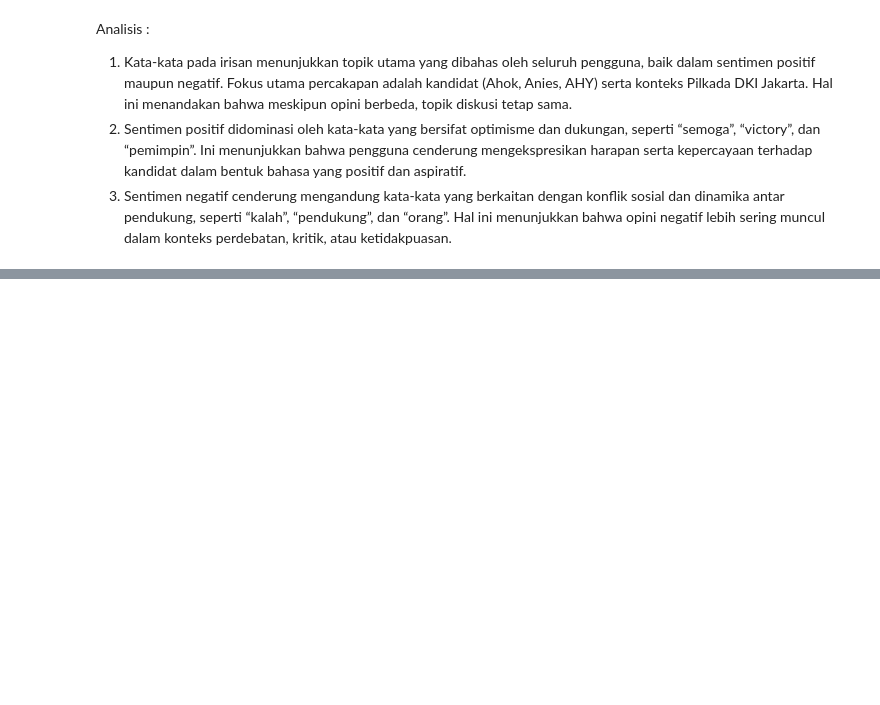
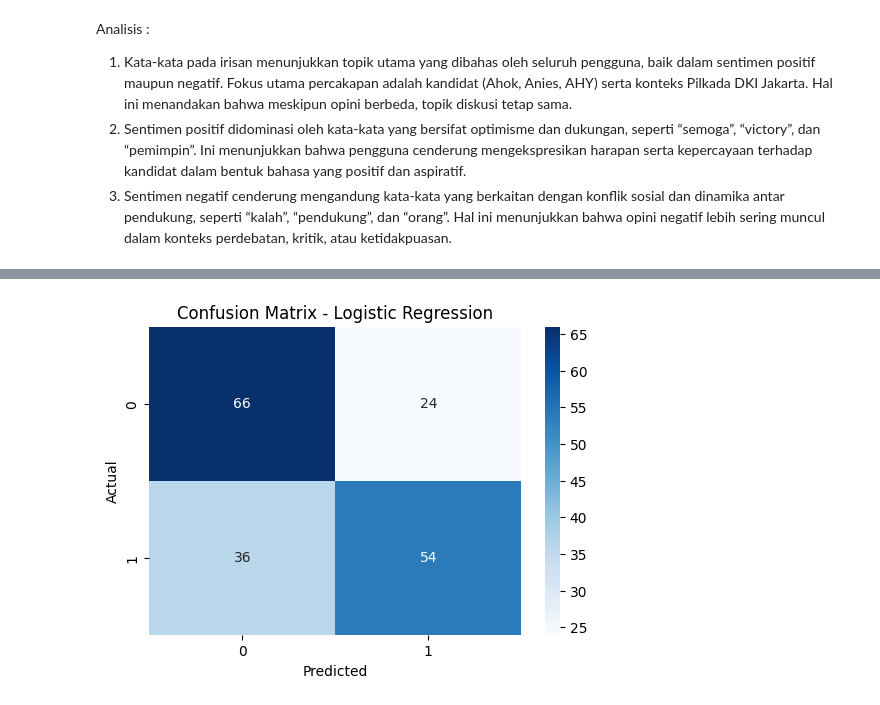
Before and after one commit to Sherlysukmadira/2311532015_Sherly-Sukmadira-Putri_ImageProcessing, a Jupyter notebook: sentimen_pilkada.ipynb, the cells around one changed output, grey strips where cells are left out. Cells and saved outputs as stored; diff of their text form; code cells hidden in the pictures; blank space fills up the shorter version.

```diff
--- a/sentimen_pilkada.ipynb
+++ b/sentimen_pilkada.ipynb
@@ -413,0 +426,11 @@ Analisis :
+# %%
+#split data
+X = df['clean_text']
+y = df['Sentiment']
+
+X_train, X_test, y_train, y_test = train_test_split(
+    X, y,
+    test_size=0.2,
+    random_state=42,
+    stratify=y
+)
@@ -413,0 +445,19 @@ Analisis :
+# %%
+#Gunakan model SVM
+from sklearn.svm import LinearSVC
+
+svm_model = LinearSVC()
+svm_model.fit(X_train_tfidf, y_train)
+
+y_pred_svm = svm_model.predict(X_test_tfidf)
+# %%
+from sklearn.linear_model import LogisticRegression
+
+lr_model = LogisticRegression(
+    C=2,
+    max_iter=2000,
+    class_weight='balanced'
+)
+
+lr_model.fit(X_train_tfidf, y_train)
+y_pred = lr_model.predict(X_test_tfidf)
@@ -413,0 +504,14 @@ Analisis :
+# %%
+#Cunfussion Matriks Logistig Regression
+cm = confusion_matrix(y_test, y_pred)
+
+plt.figure(figsize=(6,4))
+sns.heatmap(cm, annot=True, fmt='d', cmap='Blues')
+
+plt.title('Confusion Matrix - Logistic Regression')
+plt.xlabel('Predicted')
+plt.ylabel('Actual')
+
+plt.show()
+# %% [output]
+[figure, added]
```
Also changed, not shown: parts of 9 cells of this notebook.
